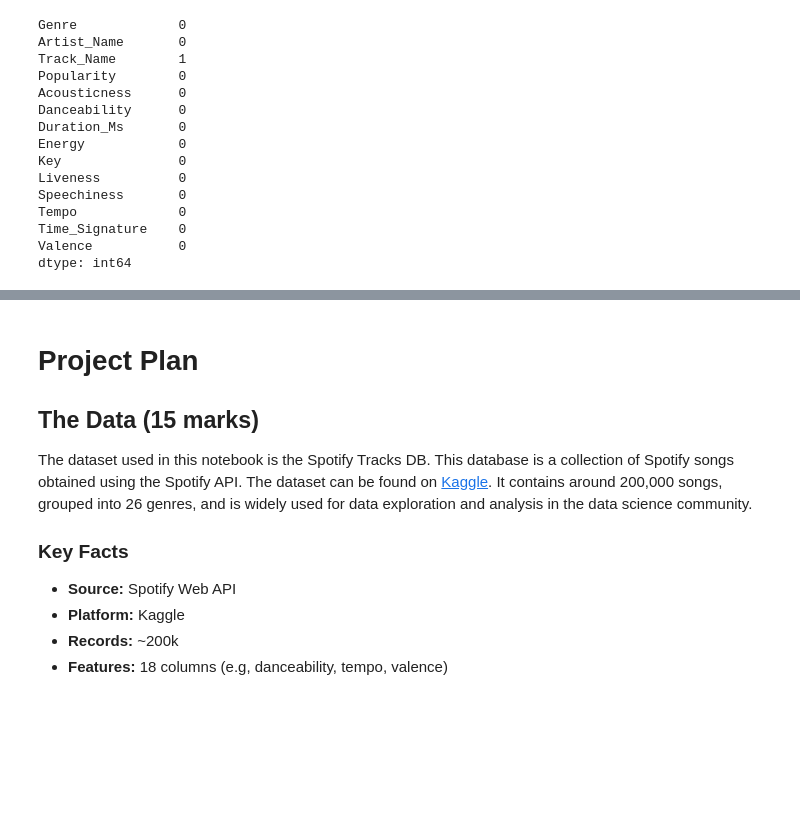
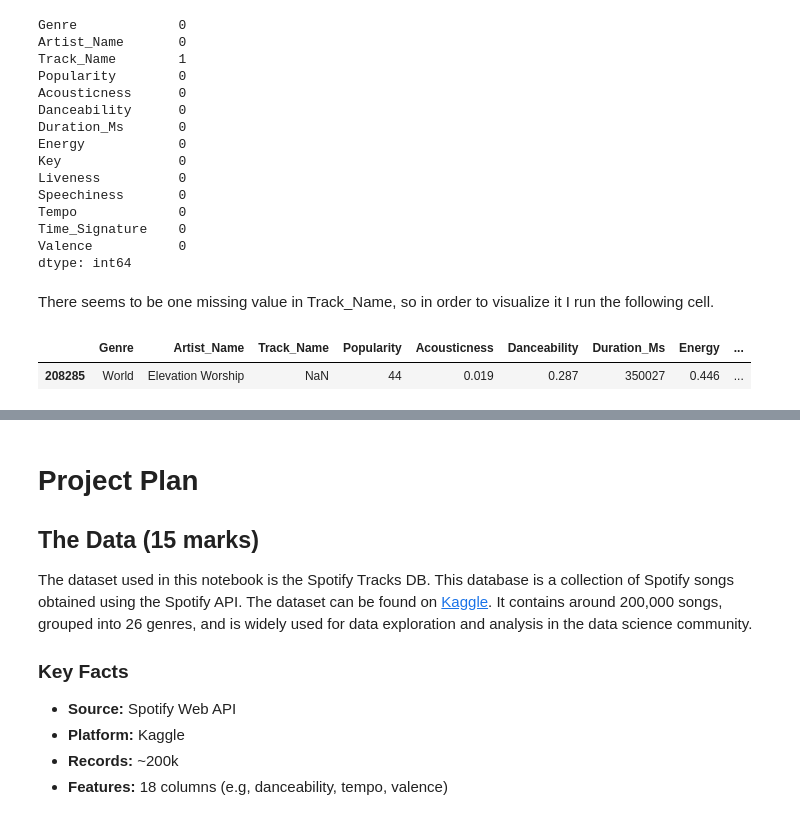
Before and after one commit to bartzilla/SpotifyDB_Music_Analysis, a Jupyter notebook: P4DS_A2_Data_Analysis_Project.ipynb, the cells around one changed output, grey strips where cells are left out. Drawn from its saved outputs; the diff is of its cells as text; code cells hidden in the pictures; blank space fills up the shorter version.

```diff
--- a/P4DS_A2_Data_Analysis_Project.ipynb
+++ b/P4DS_A2_Data_Analysis_Project.ipynb
@@ -176,3 +214,10 @@ Tempo             0
 Time_Signature    0
 Valence           0
 dtype: int64
+# %% [markdown]
+There seems to be one missing value in Track_Name, so in order to visualize it I run the following cell.
+# %%
+df[df['Track_Name'].isna()]
+# %% [output]
+|  | Genre | Artist_Name | Track_Name | Popularity | Acousticness | Danceability | Duration_Ms | Energy | ... |
+| 208285 | World | Elevation Worship | NaN | 44 | 0.019 | 0.287 | 350027 | 0.446 | ... |
```
Also changed, not shown: parts of 44 cells of this notebook.
